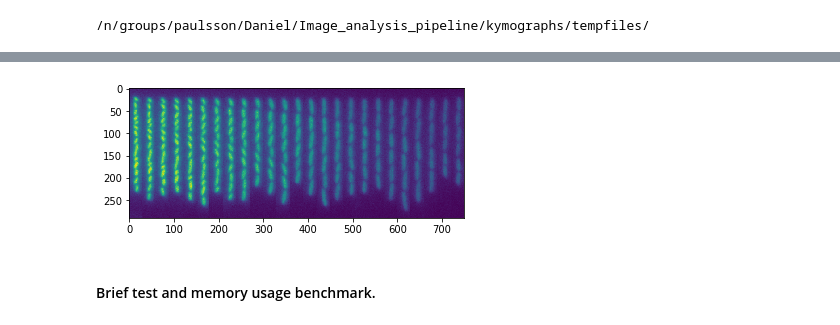
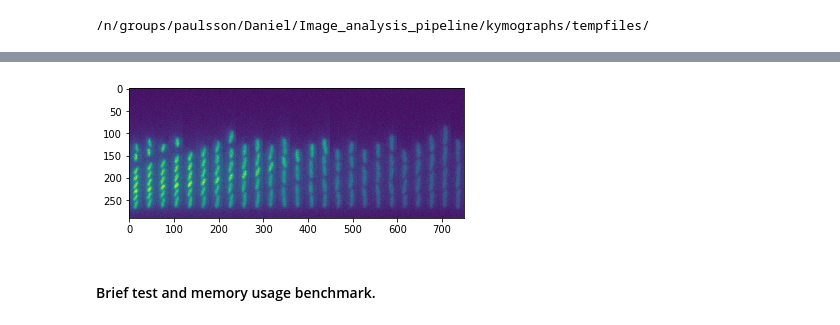
Before and after one commit to paulssonlab/TrenchRipper, a Jupyter notebook: Kymograph_v1.ipynb, the cells around one changed output, grey strips where cells are left out. Cells and saved outputs as stored; diff of their text form; code cells hidden in the pictures.

```diff
--- a/Kymograph_v1.ipynb
+++ b/Kymograph_v1.ipynb
@@ -665,9 +633,9 @@ bottom/channel_RFP/54
 # %%
-data = h5py.File("/n/groups/paulsson/Daniel/Image_analysis_pipeline/kymographs/output/fov_1.hdf5")
+data = h5py.File("/n/groups/paulsson/Daniel/Image_analysis_pipeline/kymographs/test_output.hdf5")
 # %%
-kymo.plot_kymograph(data['top/channel_RFP/20'][:])
+kymo.plot_kymograph(data['bottom/channel_RFP/11'][:])
 # %% [output]
-[figure, old version]
+[figure, new version]
 # %%
 class dask_controller:
     def __init__(self,n_workers=6,local=True,queue="short",\
```
Also changed, not shown: parts of 6 cells of this notebook.
